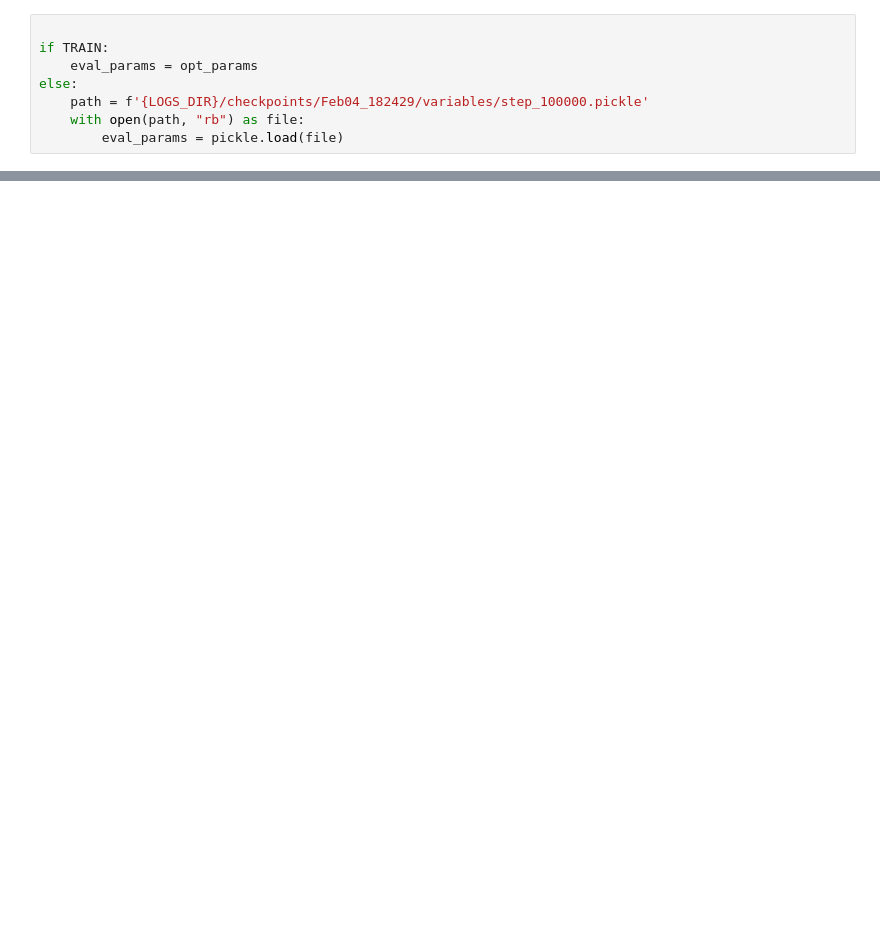
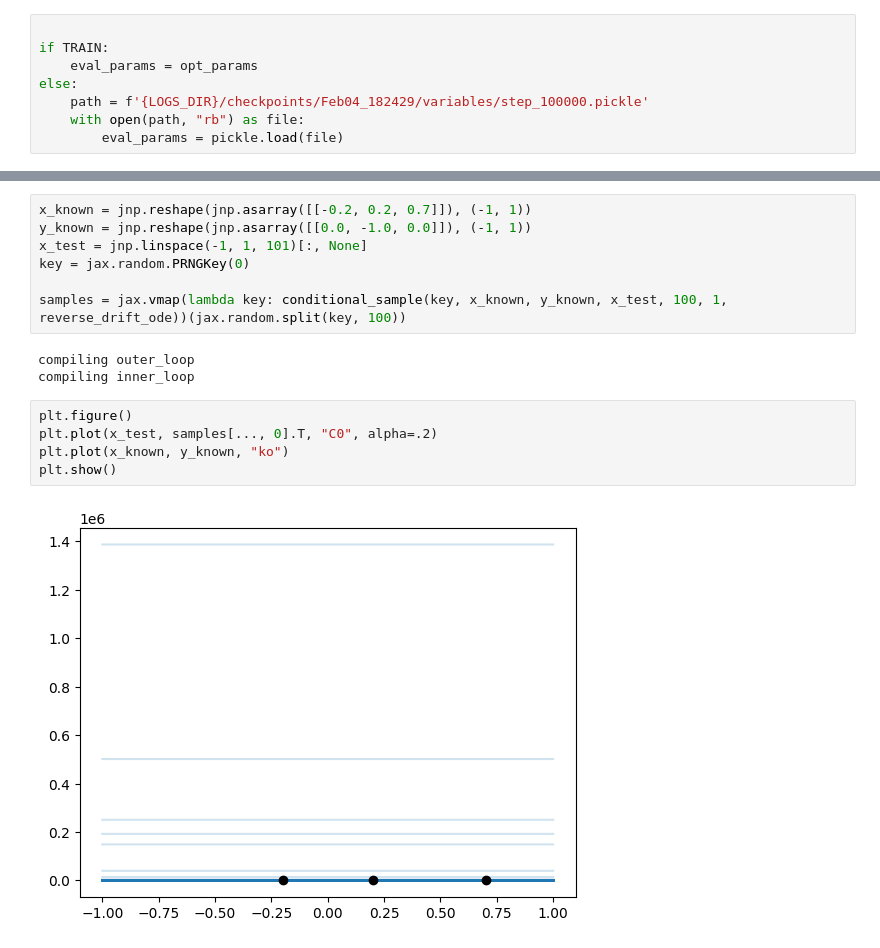
Before and after one commit to cambridge-mlg/neural_diffusion_processes, a Jupyter notebook: neural_diffusion_processes/notebooks/learn-score.ipynb, the cells around one changed output, grey strips where cells are left out. Saved outputs shown, nothing was run; the diff lists cells and outputs as text; blank space fills up the shorter version.

```diff
--- a/neural_diffusion_processes/notebooks/learn-score.ipynb
+++ b/neural_diffusion_processes/notebooks/learn-score.ipynb
@@ -363,0 +451,17 @@ plt.plot(x_test, out.ys[..., 0].T);
+# %%
+x_known = jnp.reshape(jnp.asarray([[-0.2, 0.2, 0.7]]), (-1, 1))
+y_known = jnp.reshape(jnp.asarray([[0.0, -1.0, 0.0]]), (-1, 1))
+x_test = jnp.linspace(-1, 1, 101)[:, None]
+key = jax.random.PRNGKey(0)
+
+samples = jax.vmap(lambda key: conditional_sample(key, x_known, y_known, x_test, 100, 1, reverse_drift_ode))(jax.random.split(key, 100))
+# %% [output]
+compiling outer_loop
+compiling inner_loop
+# %%
+plt.figure()
+plt.plot(x_test, samples[..., 0].T, "C0", alpha=.2)
+plt.plot(x_known, y_known, "ko")
+plt.show()
+# %% [output]
+[figure, added]
```
Also changed, not shown: parts of 8 cells of this notebook, 1 other file.
